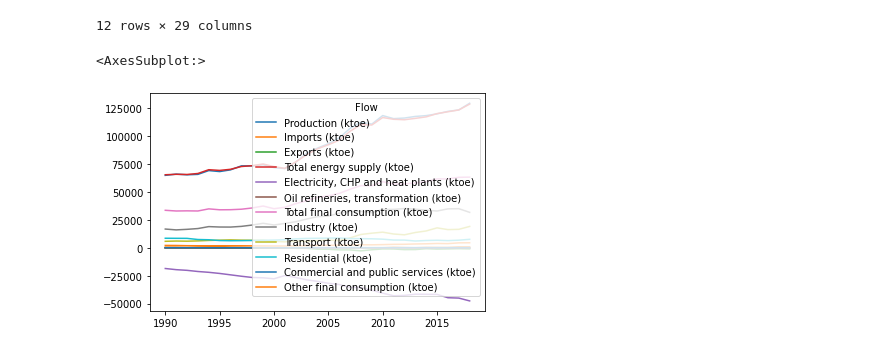
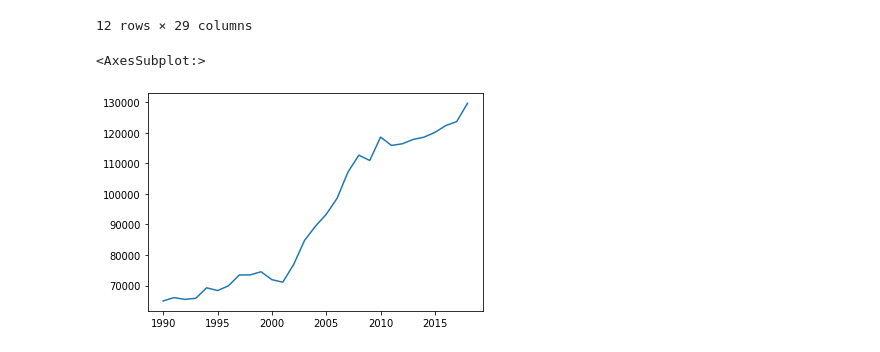
Before and after one commit to VitorHugoOli/Analise_Dados_Energetico, a Jupyter notebook: src/Aprendizado.ipynb, the cells around one changed output. Drawn from its saved outputs; the diff is of its cells as text; code cells hidden in the pictures.

```diff
--- a/src/Aprendizado.ipynb
+++ b/src/Aprendizado.ipynb
@@ -63,7 +65,8 @@ renew
 12 rows × 29 columns
 # %%
 renew= renew.transpose()
-renew.plot()
+renew['Production (ktoe)'].describe()
+renew['Production (ktoe)'].plot()
 # %% [output]
 <AxesSubplot:>
-[figure, old version]
+[figure, new version]
```
Also changed, not shown: parts of 10 cells of this notebook.
